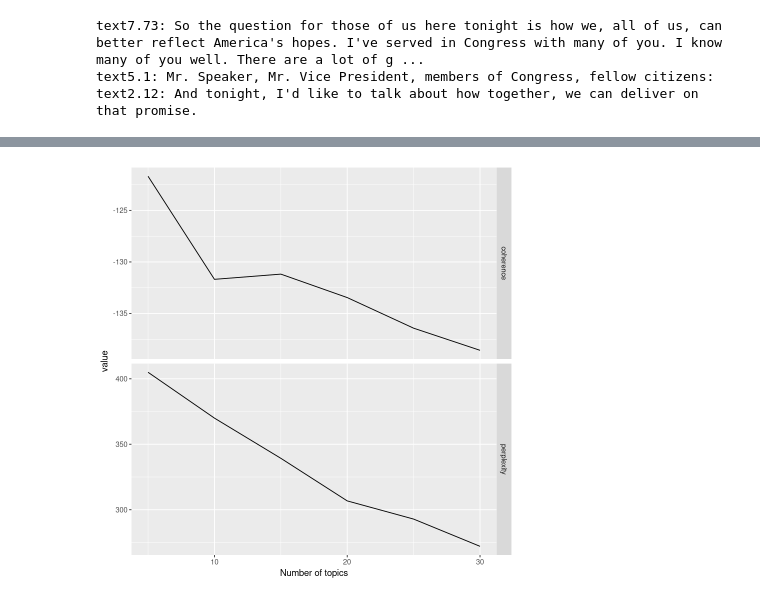
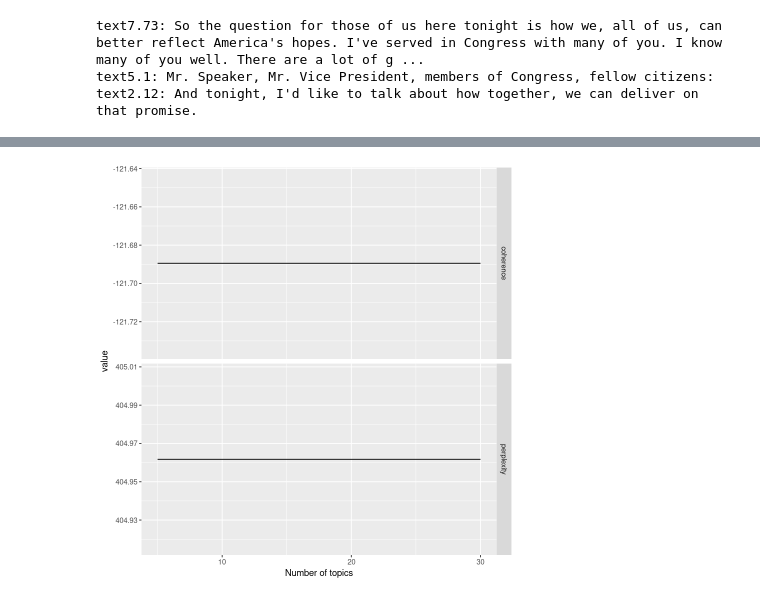
Before and after one commit to ccs-amsterdam/ccsbook, a Jupyter notebook: chapter11/lda_r.ipynb, the cells around one changed output, grey strips where cells are left out. Cells and saved outputs as stored; diff of their text form; code cells hidden in the pictures.

```diff
--- a/chapter11/lda_r.ipynb
+++ b/chapter11/lda_r.ipynb
@@ -22,11 +23,17 @@ The following object is masked from ‘package:dplyr’:
 
     collapse
 # %%
-sotu = read_csv("http://cssbook.net/d/sotu.csv")
-p_obama = sotu %>% filter(President == 'Obama') %>%
-  corpus()  %>% corpus_reshape('paragraphs')
-dfm = p_obama %>% dfm(remove=stopwords('english'), remove_punct=T) %>%
-  dfm_trim(min_docfreq = .01, docfreq_type = "prop")
+url = "https://cssbook.net/d/sotu.csv"
+sotu = read_csv(url)
+p_obama = sotu %>%
+  filter(President == "Obama") %>%
+  corpus() %>%
+  corpus_reshape("paragraphs")
+dfm = p_obama %>%
+  tokens(remove_punct=T) %>%
+  dfm() %>%
+  dfm_remove(stopwords("english")) %>%
+  dfm_trim(min_docfreq=.01,docfreq_type = "prop")
 dfm
 # %% [output]
 ── Column specification ──────────────────────────────────────────────────────────────────────────────────────────────────────────────────────────────────────────────────────────────────────────────── ...
@@ -50,9 +57,12 @@ docs      speaker mr vice president members congress first united around come
   text1.6       0  0    0         0       0        0     0      0      0    0
 [ reached max_ndoc ... 732 more documents, reached max_nfeat ... 736 more features ]
 # %%
-dfm_tm = dfm %>% convert(to = "topicmodels")
+lda = dfm %>%
+  convert(to = "topicmodels") %>%
+  LDA(k=10,control=list(seed=123, alpha = 1/1:10))
 
-lda = LDA(dfm_tm, k = 10, control = list(seed=123, alpha = 1/1:10))
+
+
 terms(lda, 10)
 # %% [output]
 A matrix: 10 × 10 of type chr
@@ -90,6 +105,3 @@ for (id in c("text7.73", "text5.1", "text2.12"))
 text7.73: So the question for those of us here tonight is how we, all of us, can better reflect America's hopes. I've served in Congress with many of you. I know many of you well. There are a lot of g ...
 text5.1: Mr. Speaker, Mr. Vice President, members of Congress, fellow citizens:
 text2.12: And tonight, I'd like to talk about how together, we can deliver on that promise.
-# %%
-lda = LDA(dfm_tm, k = 10, control = list(seed=123, alpha = 1/1:10))
-terms(lda, 10)
@@ -113,18 +108,19 @@ dfm_train = dfm_tm[-test_sample,]
 # %%
-# install.packages("topicdoc")
-library(topicdoc)
 results = list()
 for (k in c(5, 10, 15, 20, 25, 30)) {
-    lda = LDA(dfm_tm, k = k, control = list(seed=123, alpha = 1/((1:k)+sqrt(k))))
-    row = data.frame(k=k,
-      coherence=mean(topic_coherence(lda, dfm_tm)),
-      perplexity = perplexity(lda))
-    results[[as.character(k)]] =
+    alpha = 1/((1:k)+sqrt(k))
+    dtm = convert(dfm, to="topicmodels")
+    LDA(dtm,k=k,control=list(seed=99,alpha=alpha))
+    results[[as.character(k)]] = data.frame(
+      perplexity=perplexity(lda),
+      coherence=mean(topic_coherence(lda,dtm)))
 }
-bind_rows(results)  %>% pivot_longer(-k)  %>%
+bind_rows(results, .id="k") %>%
+  mutate(k=as.numeric(k)) %>%
+  pivot_longer(-k) %>%
   ggplot() +
   geom_line(aes(x=k, y=value)) +
   xlab("Number of topics") +
   facet_grid(name ~ ., scales="free")
 # %% [output]
-[figure, old version]
+[figure, new version]
```
Also changed, not shown: parts of 7 cells of this notebook, 6 other files.
